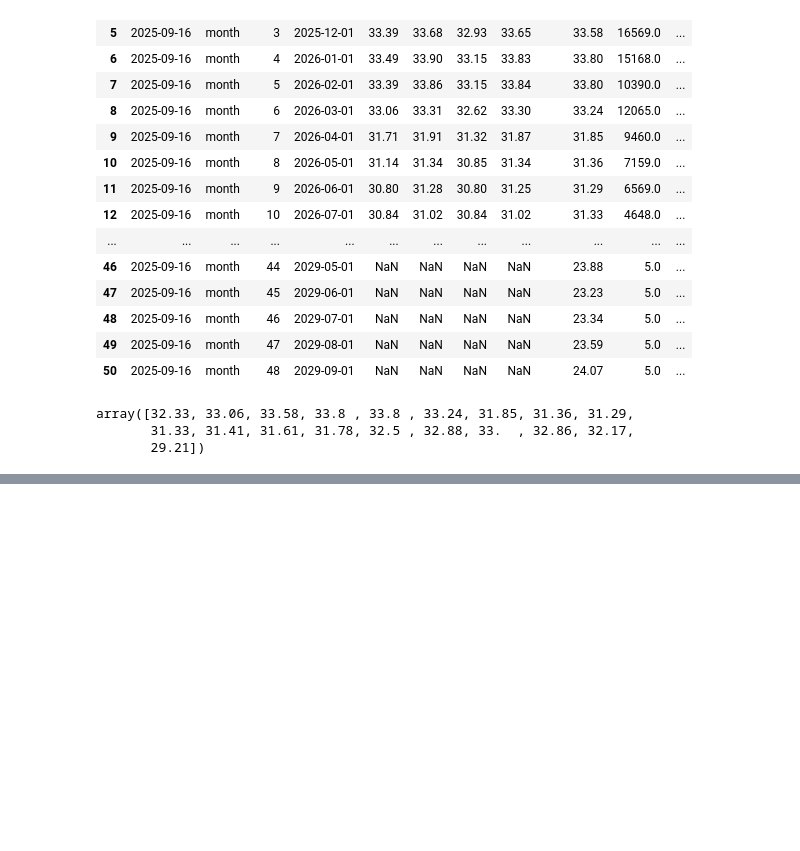
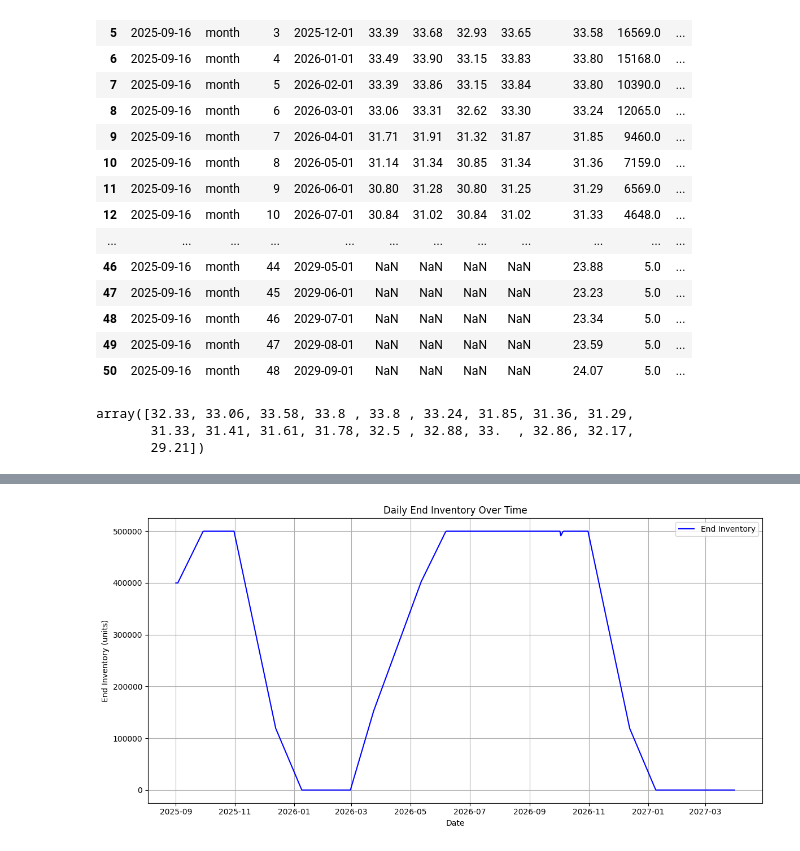
Before and after one commit to DenisSvecSPP/Storage_optimization, a Jupyter notebook: monte.ipynb, the cells around one changed output, grey strips where cells are left out. Drawn from its saved outputs; the diff is of its cells as text; code cells hidden in the pictures; blank space fills up the shorter version.

Commit message:
working LSMC

```diff
--- a/monte.ipynb
+++ b/monte.ipynb
@@ -219,0 +220,21 @@ Best scenario intrinsic value (profit): EUR 13534734.03
+# %%
+from monte_carlo_storage_lsmc import monte_carlo_storage_lsmc_func
+
+min_inv = 0
+max_inv = 500000
+start_inv = 400000
+inj_pct = [0, 30, 80, 100]
+inj_vol = [6370, 5096, 3822, 0]
+wd_pct  = [0, 25, 100]
+wd_vol  = [4430, 8860, 8860]
+
+value0, schedule_df, dates, policy = monte_carlo_storage_lsmc_func(
+    forward_prices, monthly_profile,
+    min_inv, max_inv, start_inv,
+    inj_pct, inj_vol, wd_pct, wd_vol,
+    n_sims=5000, daily_volatility=0.4, kappa=3.0,
+    annual_inflation=0.02, r_annual=0.03, seed=42
+)
+
+print("LSMC expected NPV:", round(value0, 2))
+print(schedule_df.head())
@@ -219,0 +249,13 @@ Best scenario intrinsic value (profit): EUR 13534734.03
+# %%
+
+plt.figure(figsize=(12,6))
+plt.plot(schedule_df["Date"], schedule_df["End Inventory"], label="End Inventory", color="blue")
+plt.xlabel("Date")
+plt.ylabel("End Inventory (units)")
+plt.title("Daily End Inventory Over Time")
+plt.legend()
+plt.grid(True)
+plt.tight_layout()
+plt.show()
+# %% [output]
+[figure, added]
```
Also changed, not shown: parts of 4 cells of this notebook, 1 other file.
